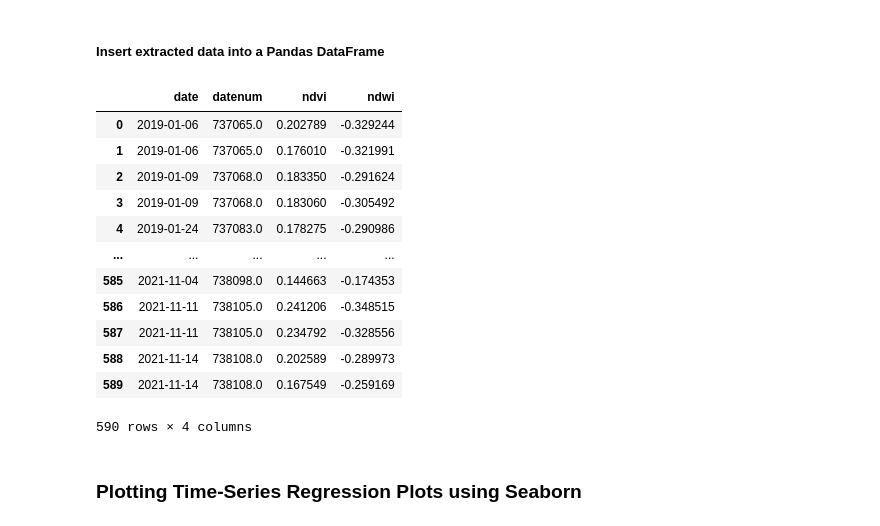
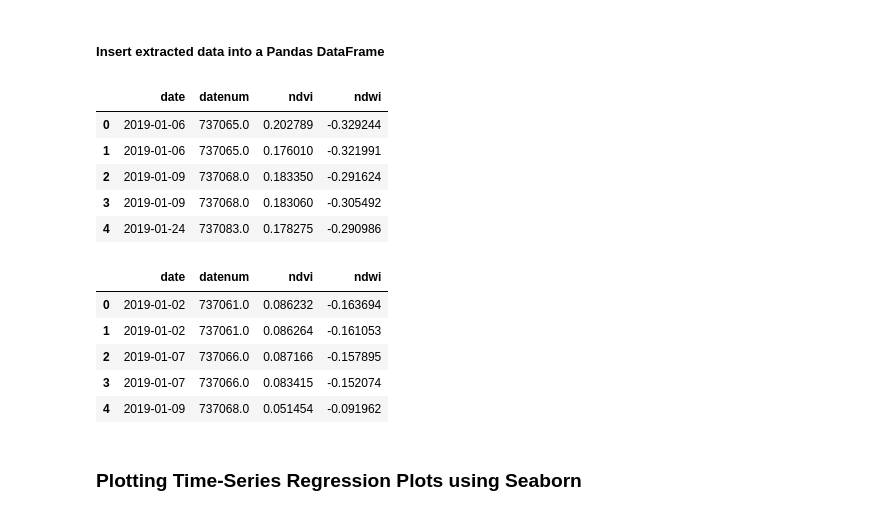
Before and after one commit to icg-innovation/ICG_GEM_Innovation_Workshop_17_Nov_2021, a Jupyter notebook: submitted_notebooks/ICG_GEM_Innovation_Hack_2021_11_17_MaxFM.ipynb, the cells around one changed output. Drawn from its saved outputs; the diff is of its cells as text; code cells hidden in the pictures.

```diff
--- a/submitted_notebooks/ICG_GEM_Innovation_Hack_2021_11_17_MaxFM.ipynb
+++ b/submitted_notebooks/ICG_GEM_Innovation_Hack_2021_11_17_MaxFM.ipynb
@@ -105,0 +116,4 @@ Wall time: 2min 49s
+# %%
+%%time
+
+date_list_shamshato, median_ndvi_shamshato, median_ndwi_shamshato = extract_s2_ndvi_ndwi_timeseries('/content/drive/Shareddrives/ICG Data Analytics/Data/Pakistan/Shamshato')
@@ -106,30 +130,23 @@ Wall time: 2min 49s
 # %% [markdown]
 ##### Insert extracted data into a Pandas DataFrame
-# %%
-df = pd.DataFrame(
-    {
-        "date": np.array(date_list),
-        "datenum": datestr2num(date_list), # Converts dates to floats as some plotting functions do not accept str or datetime values.
-        "ndvi": median_ndvi,
-        "ndwi": median_ndwi,
-    }
-)
-
-df
-# %% [output]
-|  | date | datenum | ndvi | ndwi |
-| 0 | 2019-01-06 | 737065.0 | 0.202789 | -0.329244 |
-| 1 | 2019-01-06 | 737065.0 | 0.176010 | -0.321991 |
-| 2 | 2019-01-09 | 737068.0 | 0.183350 | -0.291624 |
-| 3 | 2019-01-09 | 737068.0 | 0.183060 | -0.305492 |
-| 4 | 2019-01-24 | 737083.0 | 0.178275 | -0.290986 |
-| ... | ... | ... | ... | ... |
-| 585 | 2021-11-04 | 738098.0 | 0.144663 | -0.174353 |
-| 586 | 2021-11-11 | 738105.0 | 0.241206 | -0.348515 |
-| 587 | 2021-11-11 | 738105.0 | 0.234792 | -0.328556 |
-| 588 | 2021-11-14 | 738108.0 | 0.202589 | -0.289973 |
-| 589 | 2021-11-14 | 738108.0 | 0.167549 | -0.259169 |
-590 rows × 4 columns
+# %%
+shamshato_df = create_timeseries_df(date_list_shamshato, median_ndvi_shamshato, median_ndwi_shamshato)
+karachi_df = create_timeseries_df(date_list_karachi, median_ndvi_karachi, median_ndwi_karachi)
+
+display(shamshato_df.head(), karachi_df.head())
+# %% [output]
+|  | date | datenum | ndvi | ndwi |
+| 0 | 2019-01-06 | 737065.0 | 0.202789 | -0.329244 |
+| 1 | 2019-01-06 | 737065.0 | 0.176010 | -0.321991 |
+| 2 | 2019-01-09 | 737068.0 | 0.183350 | -0.291624 |
+| 3 | 2019-01-09 | 737068.0 | 0.183060 | -0.305492 |
+| 4 | 2019-01-24 | 737083.0 | 0.178275 | -0.290986 |
+|  | date | datenum | ndvi | ndwi |
+| 0 | 2019-01-02 | 737061.0 | 0.086232 | -0.163694 |
+| 1 | 2019-01-02 | 737061.0 | 0.086264 | -0.161053 |
+| 2 | 2019-01-07 | 737066.0 | 0.087166 | -0.157895 |
+| 3 | 2019-01-07 | 737066.0 | 0.083415 | -0.152074 |
+| 4 | 2019-01-09 | 737068.0 | 0.051454 | -0.091962 |
 # %% [markdown]
 ### Plotting Time-Series Regression Plots using Seaborn
 # %% [markdown]
```
Also changed, not shown: parts of 18 cells of this notebook.
